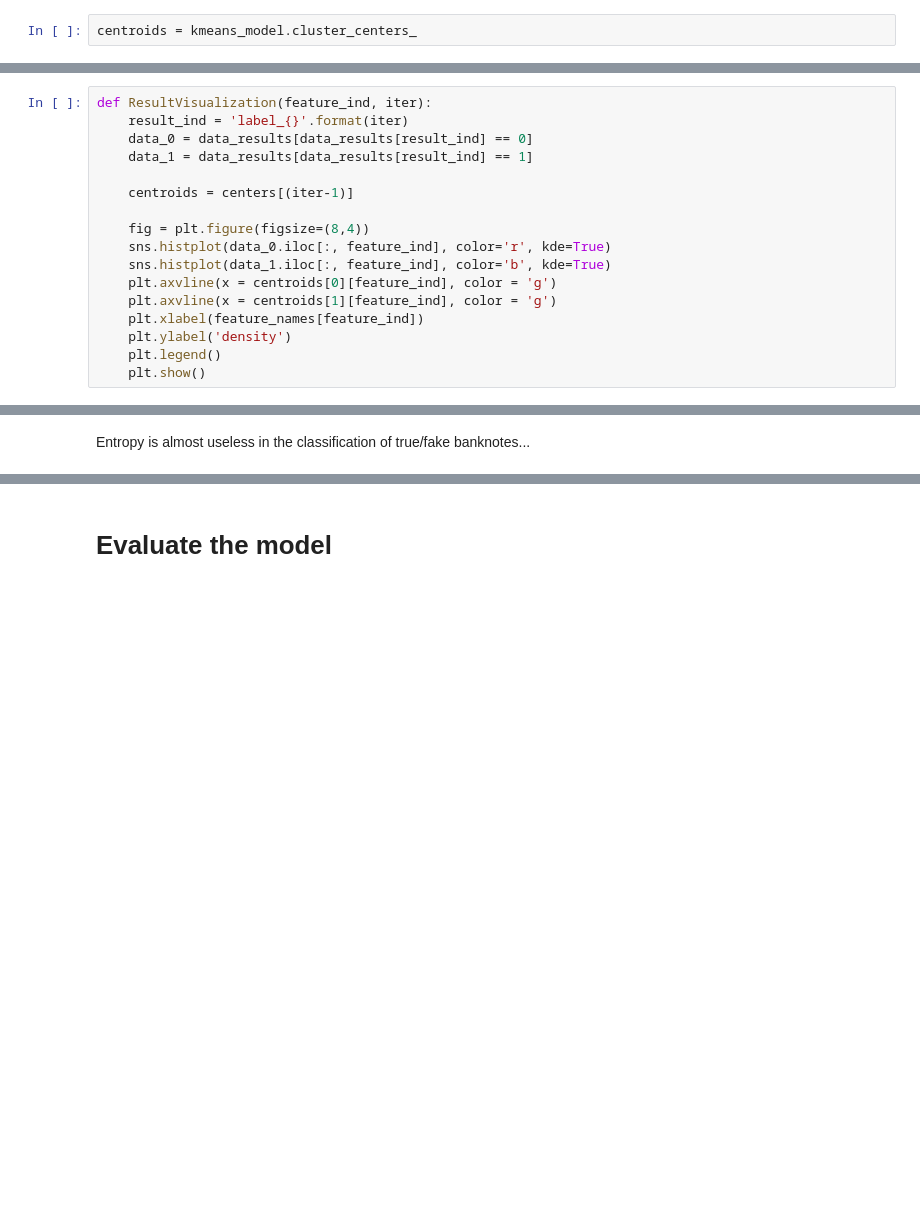
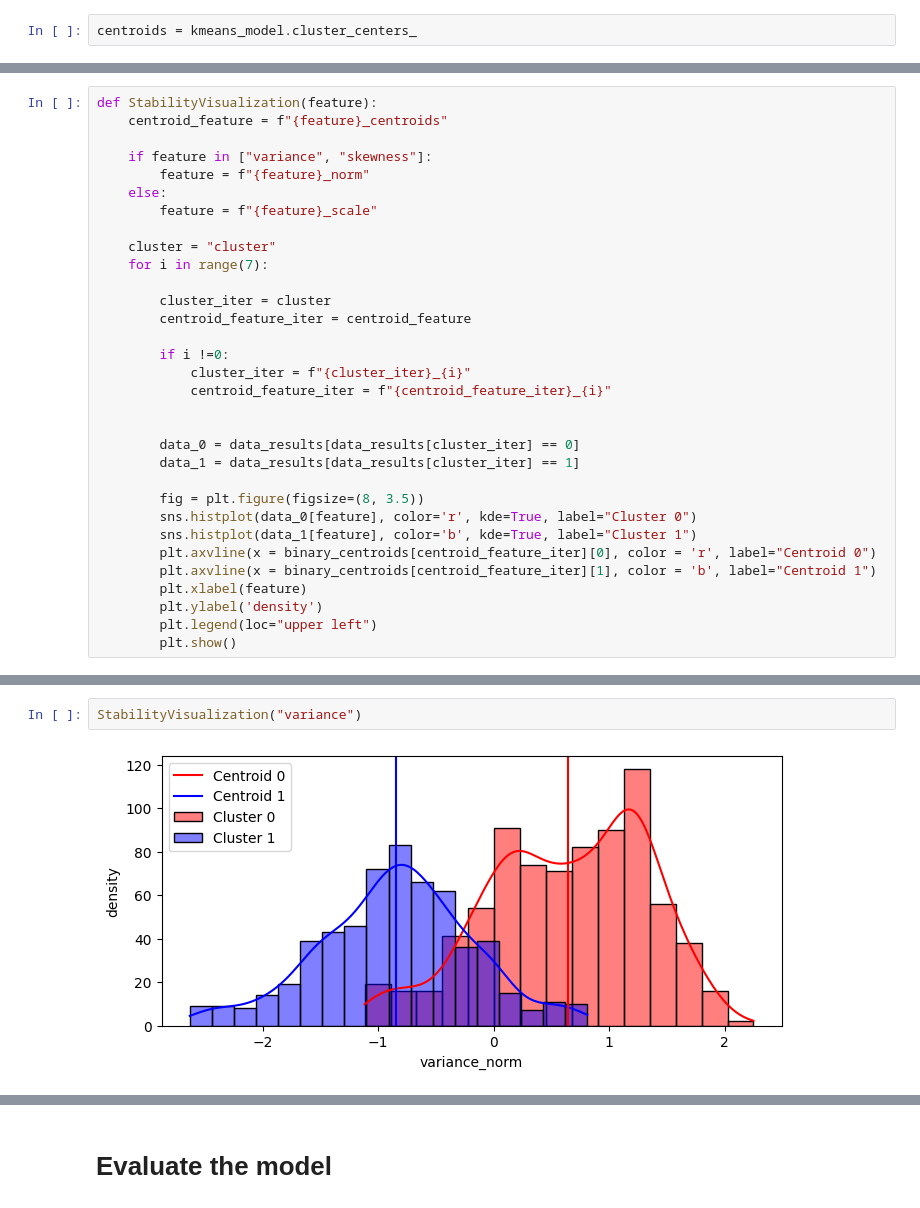
Before and after one commit to danicychao/Banknote_Authentication, a Jupyter notebook: banknote_clustering.ipynb, the cells around one changed output, grey strips where cells are left out. Saved outputs shown, nothing was run; the diff lists cells and outputs as text; blank space fills up the shorter version.

```diff
--- a/banknote_clustering.ipynb
+++ b/banknote_clustering.ipynb
@@ -193,17 +233,32 @@ data_results
 # %%
-def ResultVisualization(feature_ind, iter):
-    result_ind = 'label_{}'.format(iter)
-    data_0 = data_results[data_results[result_ind] == 0]
-    data_1 = data_results[data_results[result_ind] == 1]
+def StabilityVisualization(feature):
+    centroid_feature = f"{feature}_centroids"
 
-    centroids = centers[(iter-1)]
+    if feature in ["variance", "skewness"]:
+        feature = f"{feature}_norm"
+    else:
+        feature = f"{feature}_scale"
 
-    fig = plt.figure(figsize=(8,4))
-    sns.histplot(data_0.iloc[:, feature_ind], color='r', kde=True)
-    sns.histplot(data_1.iloc[:, feature_ind], color='b', kde=True)
-    plt.axvline(x = centroids[0][feature_ind], color = 'g')
-    plt.axvline(x = centroids[1][feature_ind], color = 'g')
-    plt.xlabel(feature_names[feature_ind])
-    plt.ylabel('density')
-    plt.legend()
-    plt.show()
+    cluster = "cluster"
+    for i in range(7):
+
+        cluster_iter = cluster
+        centroid_feature_iter = centroid_feature
+
+        if i !=0:
+            cluster_iter = f"{cluster_iter}_{i}"
+            centroid_feature_iter = f"{centroid_feature_iter}_{i}"
+
+
+        data_0 = data_results[data_results[cluster_iter] == 0]
+        data_1 = data_results[data_results[cluster_iter] == 1]
+
+        fig = plt.figure(figsize=(8, 3.5))
+        sns.histplot(data_0[feature], color='r', kde=True, label="Cluster 0")
+        sns.histplot(data_1[feature], color='b', kde=True, label="Cluster 1")
+        plt.axvline(x = binary_centroids[centroid_feature_iter][0], color = 'r', label="Centroid 0")
+        plt.axvline(x = binary_centroids[centroid_feature_iter][1], color = 'b', label="Centroid 1")
+        plt.xlabel(feature)
+        plt.ylabel('density')
+        plt.legend(loc="upper left")
+        plt.show()
@@ -282,2 +265,4 @@ No artists with labels found to put in legend.  Note that artists whose label st
-# %% [markdown]
-Entropy is almost useless in the classification of true/fake banknotes...
+# %%
+StabilityVisualization("variance")
+# %% [output]
+[figure, added]
```
Also changed, not shown: parts of 124 cells of this notebook.
